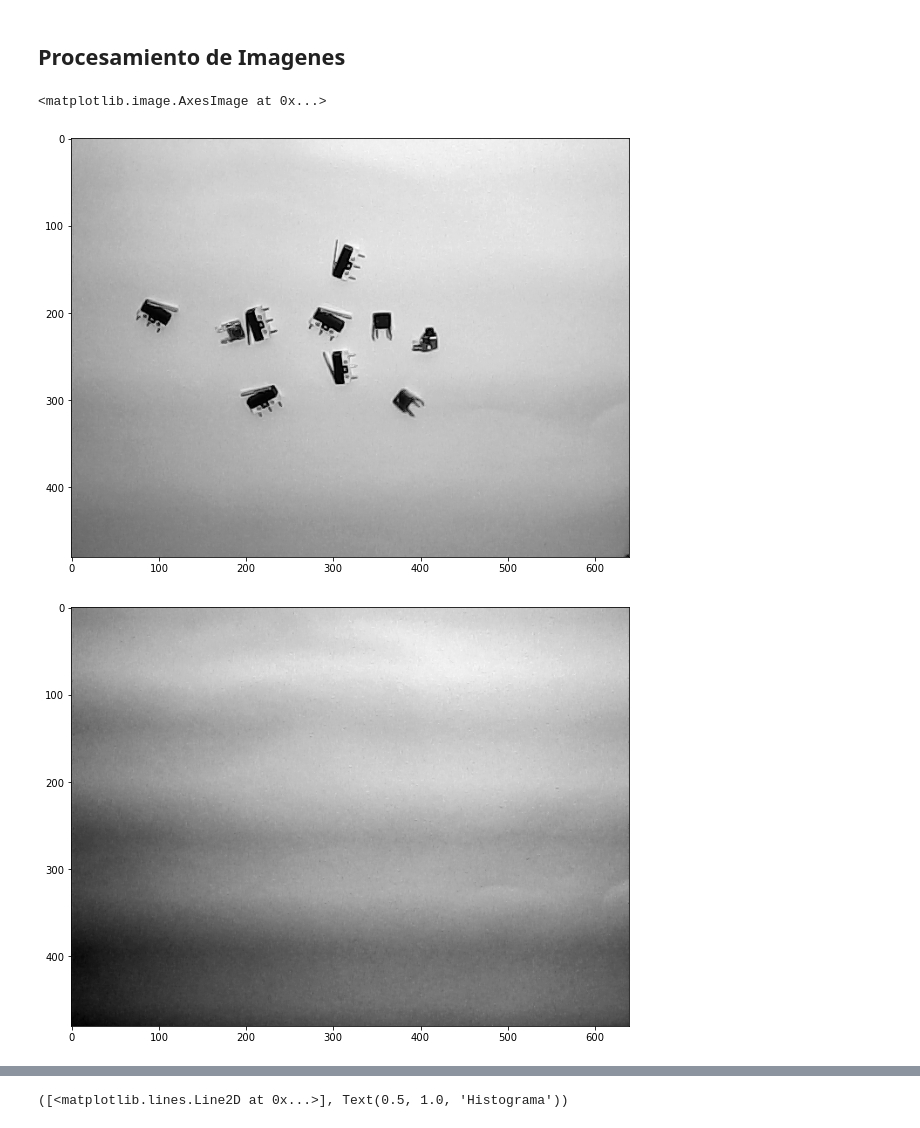
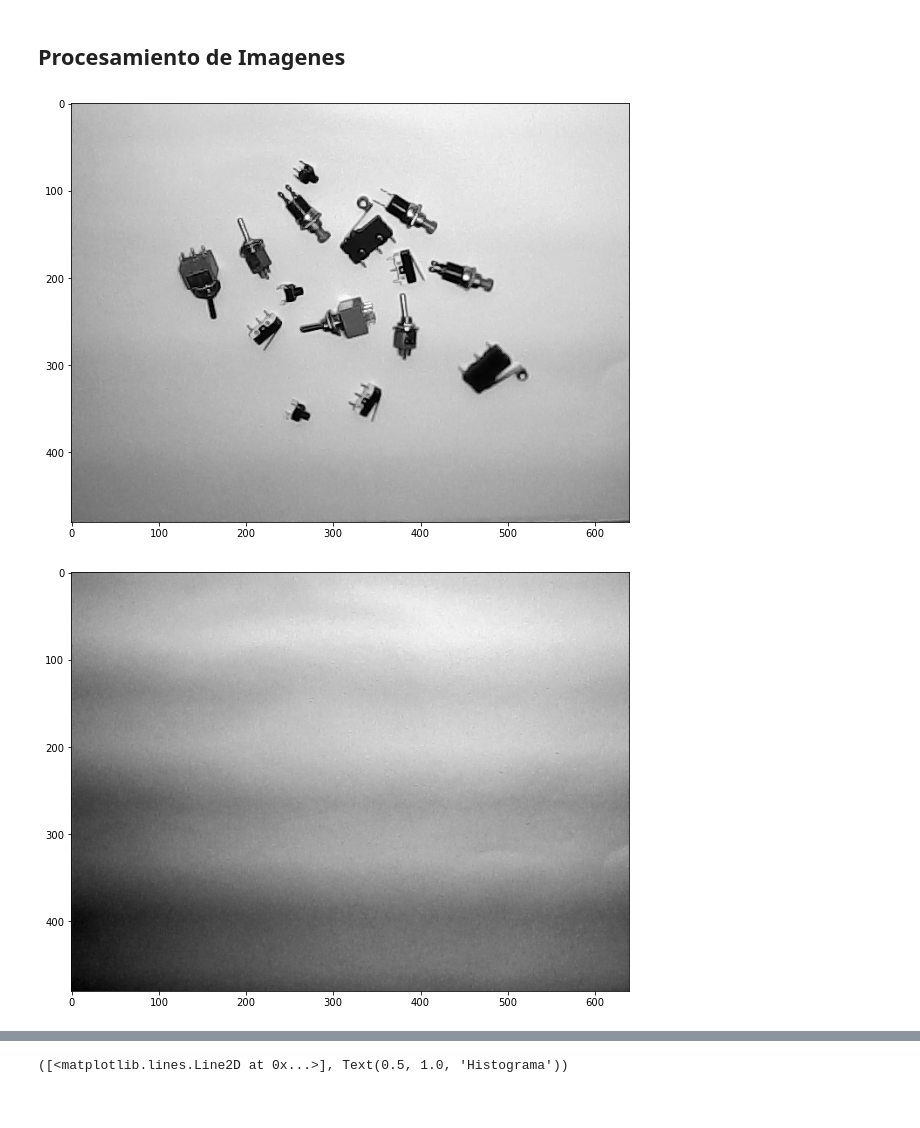
Before and after one commit to BrayanCalderon/clasificadorTIA, a Jupyter notebook: rename.ipynb, the cells around one changed output, grey strips where cells are left out. Drawn from its saved outputs; the diff is of its cells as text; code cells hidden in the pictures.

```diff
--- a/rename.ipynb
+++ b/rename.ipynb
@@ -72,24 +72,24 @@ KeyboardInterrupt:
 # %%
 # import cv2
 from matplotlib import pyplot as plt
 
-src = cv2.imread("Imagenes/Completo/Escenarios/2.jpeg")
+src = cv2.imread("Imagenes/Completo/Escenarios/8.jpeg")
 bg = cv2.imread("Imagenes/Completo/Escenarios/background.jpeg")
 
 bg_gray = cv2.cvtColor(bg, cv2.COLOR_BGR2GRAY)
 bg_color = cv2.cvtColor(bg, cv2.COLOR_BGR2RGB )
 
 # Convert image to gray and blur it
 src_gray = cv2.cvtColor(src, cv2.COLOR_BGR2GRAY)
 src_color = cv2.cvtColor(src, cv2.COLOR_BGR2RGB )
 
 
 
 plt.figure(figsize=[10,10])
 plt.imshow(src_gray,cmap=plt.cm.gray)
 plt.figure(figsize=[10,10])
 plt.imshow(bg_gray,cmap=plt.cm.gray)
+plotimg(src_color)
 # %% [output]
-<matplotlib.image.AxesImage at 0x...>
-[figure, old version]
+[figure, new version]
 [figure]
```
Also changed, not shown: parts of 13 cells of this notebook.
